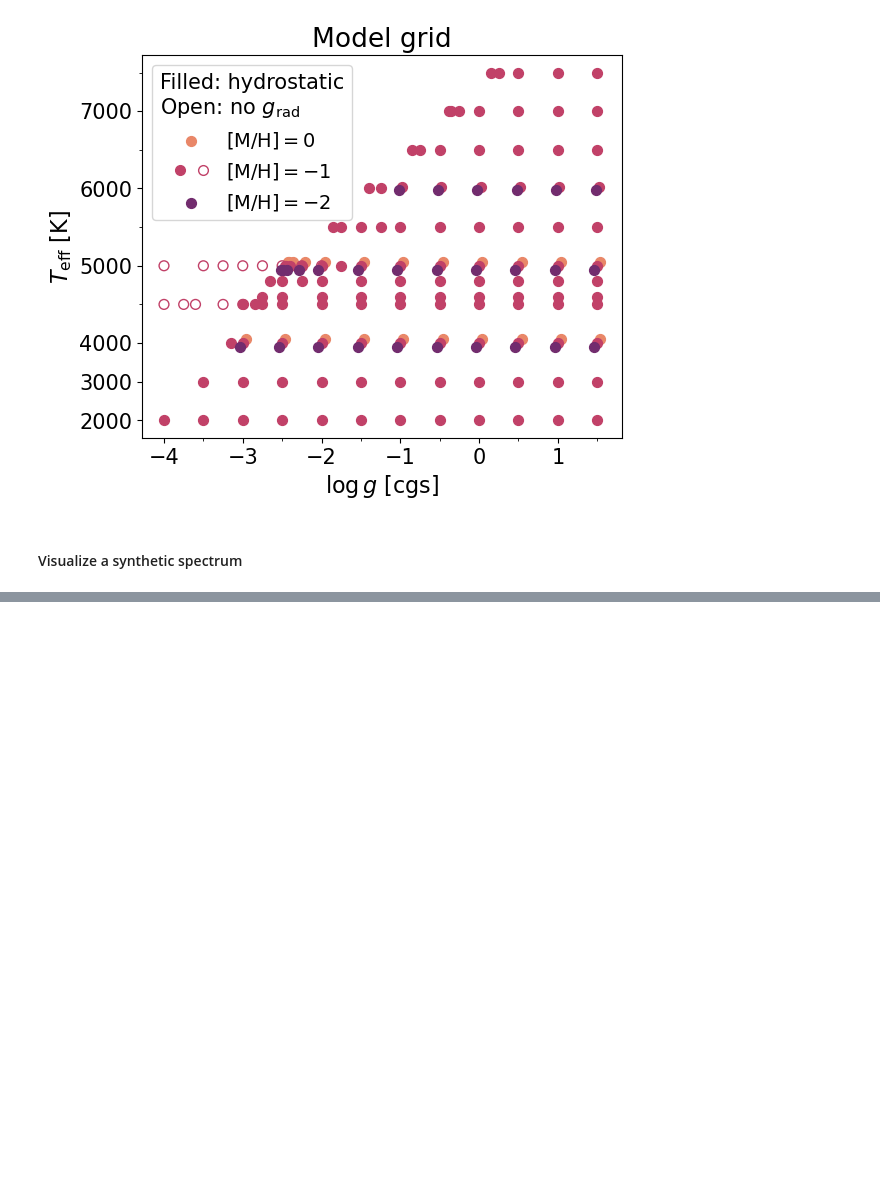
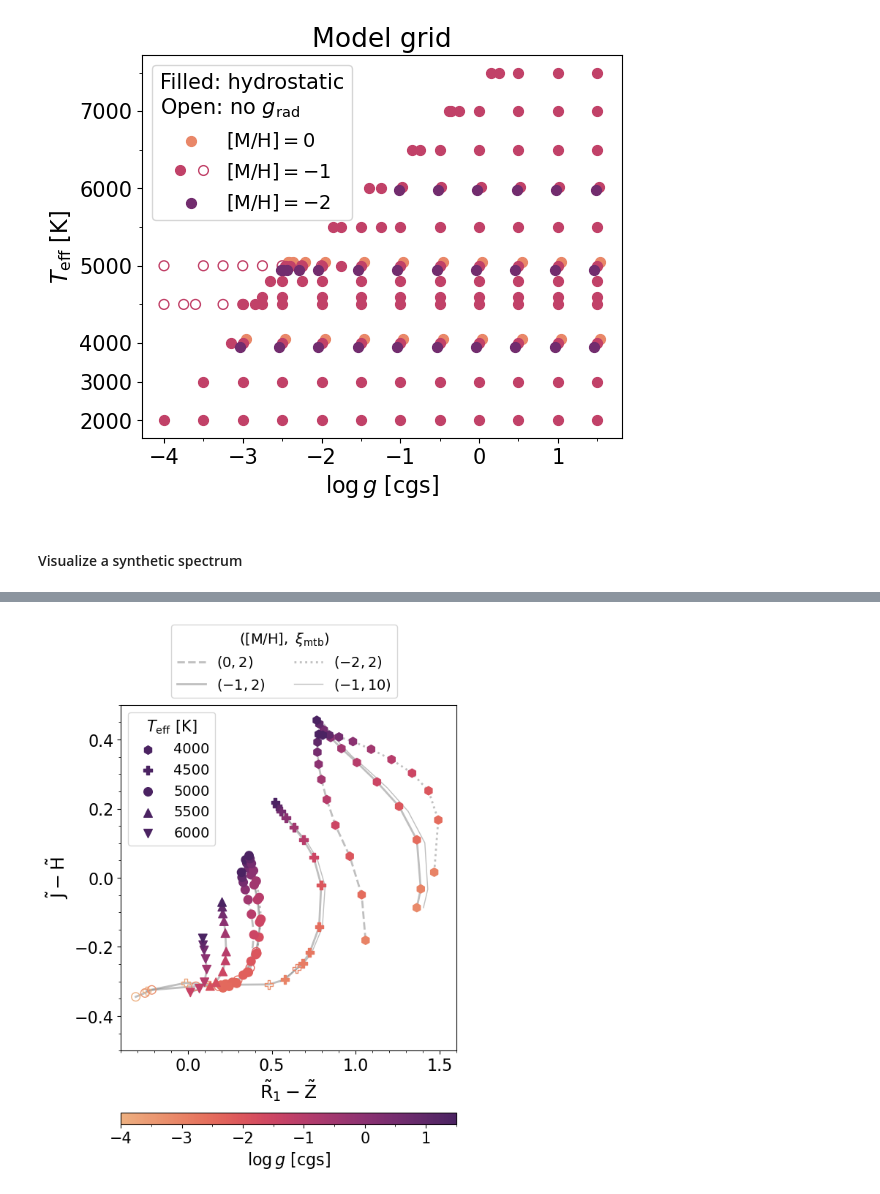
Before and after one commit to hanpu-liu/LRD_synthetic_spectral_library, a Jupyter notebook: example.ipynb, the cells around one changed output, grey strips where cells are left out. Drawn from its saved outputs; the diff is of its cells as text; code cells hidden in the pictures; blank space fills up the shorter version.

```diff
--- a/example.ipynb
+++ b/example.ipynb
@@ -141,0 +216,53 @@ ax.set_yscale('log')
+# %%
+# visualize near-IR colors (Fig. 5 in the paper)
+fig3, ax3 = plt.subplots(figsize=(6.6,8.2))
+teff_plot_list = [4000,4500,5000,5500,6000]
+marker_list = ['h','P','o','^','v']
+loggmax, loggmin = df[(df['Teff']<=6000) & df['grad']]['logg'].max(), df[(df['Teff']<=6000) & df['grad']]['logg'].min()
+cmap = colormaps['flare']
+norm = Normalize(vmin=loggmin, vmax=loggmax)
+lgd_list = []
+# just for the legend in this loop
+for i, teff in enumerate(teff_plot_list):
+    sc = ax3.scatter([], [], marker=marker_list[i], s=70, color=colormaps['flare']([1.]), label='%d' % teff)
+    lgd_list.append(sc)
+# actual plotting loop
+for i, teff in enumerate(teff_plot_list):
+    if teff not in teff_plot_list:
+        continue
+    ax3.plot(df[(df['Teff']==teff) & (df['M/H']==-1) & (df['xi_mtb']==2)]['R1-Z'], df[(df['Teff']==teff) & (df['M/H']==-1) & (df['xi_mtb']==2)]['J-H'], color='gray',zorder=0,alpha=0.5,linewidth=2)
+    ax3.plot(df[(df['Teff']==teff) & (df['M/H']==-1) & (df['xi_mtb']==10)]['R1-Z'], df[(df['Teff']==teff) & (df['M/H']==-1) & (df['xi_mtb']==10)]['J-H'], color='gray',zorder=0,alpha=0.5,linewidth=1)
+    if teff == 4000 or teff == 5000:
+        ax3.plot(df[(df['Teff']==teff) & (df['M/H']==0) & (df['xi_mtb']==2)]['R1-Z'], df[(df['Teff']==teff) & (df['M/H']==0) & (df['xi_mtb']==2)]['J-H'], color='gray',zorder=0,alpha=0.5,linewidth=2,linestyle='--')
+        ax3.plot(df[(df['Teff']==teff) & (df['M/H']==-2) & (df['xi_mtb']==2)]['R1-Z'], df[(df['Teff']==teff) & (df['M/H']==-2) & (df['xi_mtb']==2)]['J-H'], color='gray',zorder=0,alpha=0.5,linewidth=2,linestyle=':')
+    ax3.scatter(df[(df['Teff']==teff) & (df['M/H']==-1) & (~df['grad'])]['R1-Z'], df[(df['Teff']==teff) & (df['M/H']==-1) & (~df['grad'])]['J-H'], edgecolors=cmap(norm(df[(df['Teff']==teff) & (df['M/H']==-1) & (~df['grad'])]['logg'])), marker=marker_list[i], facecolor='none', s=70)
+    sc = ax3.scatter(df[(df['Teff']==teff) & (df['M/H']==-1) & (df['grad']) & (df['xi_mtb']==2)]['R1-Z'], df[(df['Teff']==teff) & (df['M/H']==-1) & (df['grad']) & (df['xi_mtb']==2)]['J-H'], c=df[(df['Teff']==teff) & (df['M/H']==-1) & (df['grad']) & (df['xi_mtb']==2)]['logg'], marker=marker_list[i], cmap='flare', vmin=loggmin, vmax=loggmax, s=70)
+    if teff == 4000 or teff == 5000:
+        ax3.scatter(df[(df['Teff']==teff) & (df['M/H']==0) & (df['grad']) & (df['xi_mtb']==2)]['R1-Z'], df[(df['Teff']==teff) & (df['M/H']==0) & (df['grad']) & (df['xi_mtb']==2)]['J-H'], c=df[(df['Teff']==teff) & (df['M/H']==0) & (df['grad']) & (df['xi_mtb']==2)]['logg'], marker=marker_list[i], cmap='flare', vmin=loggmin, vmax=loggmax, s=70)
+        ax3.scatter(df[(df['Teff']==teff) & (df['M/H']==-2) & (df['grad']) & (df['xi_mtb']==2)]['R1-Z'], df[(df['Teff']==teff) & (df['M/H']==-2) & (df['grad']) & (df['xi_mtb']==2)]['J-H'], c=df[(df['Teff']==teff) & (df['M/H']==-2) & (df['grad']) & (df['xi_mtb']==2)]['logg'], marker=marker_list[i], cmap='flare', vmin=loggmin, vmax=loggmax, s=70)
+# bells and whistles
+ln = ax3.plot([],[],color='gray',alpha=0.5,linewidth=2,linestyle='--',label=r'$(0,2)$')
+ln1 = ax3.plot([],[],color='gray',alpha=0.5,linewidth=2,linestyle='-',label=r'$(-1,2)$')
+ln2 = ax3.plot([],[],color='gray',alpha=0.5,linewidth=2,linestyle=':',label=r'$(-2,2)$')
+ln3 = ax3.plot([],[],color='gray',alpha=0.5,linewidth=1,linestyle='-',label=r'$(-1,10)$')
+lgd_list1 = [ln[0], ln1[0], ln2[0], ln3[0]]
+lgd = ax3.legend(handles=lgd_list, fontsize=14, title=r'$T_{\rm eff}\ [\rm K]$', title_fontsize=15)
+lgd1 = ax3.legend(handles=lgd_list1, fontsize=14, title=r'$({\rm [M/H]}, ~\xi_{\rm mtb})$', title_fontsize=14, loc=(0.15,1.02), ncol=2)
+filled_proxy = Line2D([], [], marker='o', markersize=8, linestyle='None',markerfacecolor=colormaps['flare']([1.]), markeredgecolor=colormaps['flare']([1.]))
+empty_proxy = Line2D([], [], marker='o', markersize=8, linestyle='None',markerfacecolor='none', markeredgecolor=colormaps['flare']([1.]))
+cbar = fig3.colorbar(sc, ax=ax3, orientation='horizontal',aspect=30,pad=0.13)
+cbar.set_label(r'$\log g$ [cgs]', fontsize=16)
+cbar.ax.tick_params(labelsize=15)
+cbar.ax.xaxis.set_minor_locator(plt.MultipleLocator(0.5))
+ax3.set_xlabel(r'$\tilde{\rm R}_1 - \tilde{\rm Z}$',fontsize=18)
+ax3.xaxis.set_major_locator(plt.MultipleLocator(0.5))
+ax3.set_ylabel(r'$\tilde{\rm J} - \tilde{\rm H}$',fontsize=18)
+ax3.xaxis.set_minor_locator(plt.MultipleLocator(0.1))
+ax3.yaxis.set_minor_locator(plt.MultipleLocator(0.05))
+ax3.set_xlim(-0.4,1.6)
+ax3.set_ylim(-0.5,0.5)
+ax3.tick_params(axis='both', which='major', labelsize=16)
+ax3.add_artist(lgd)
+fig3.subplots_adjust(left=0.153,right=0.848,bottom=-0.01,top=0.79)
+# %% [output]
+[figure, added]
```
Also changed, not shown: parts of 8 cells of this notebook, 2 other files.
